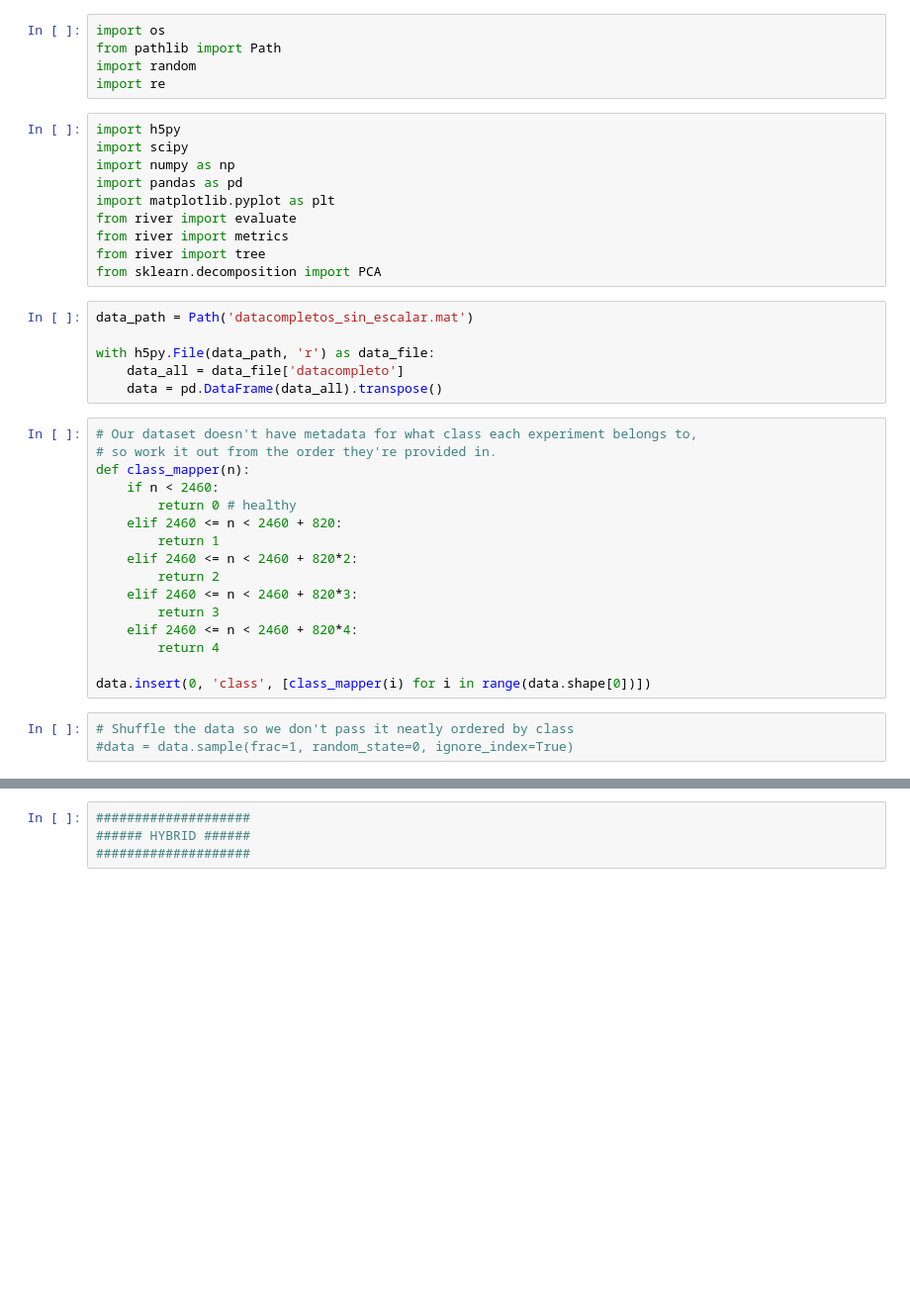
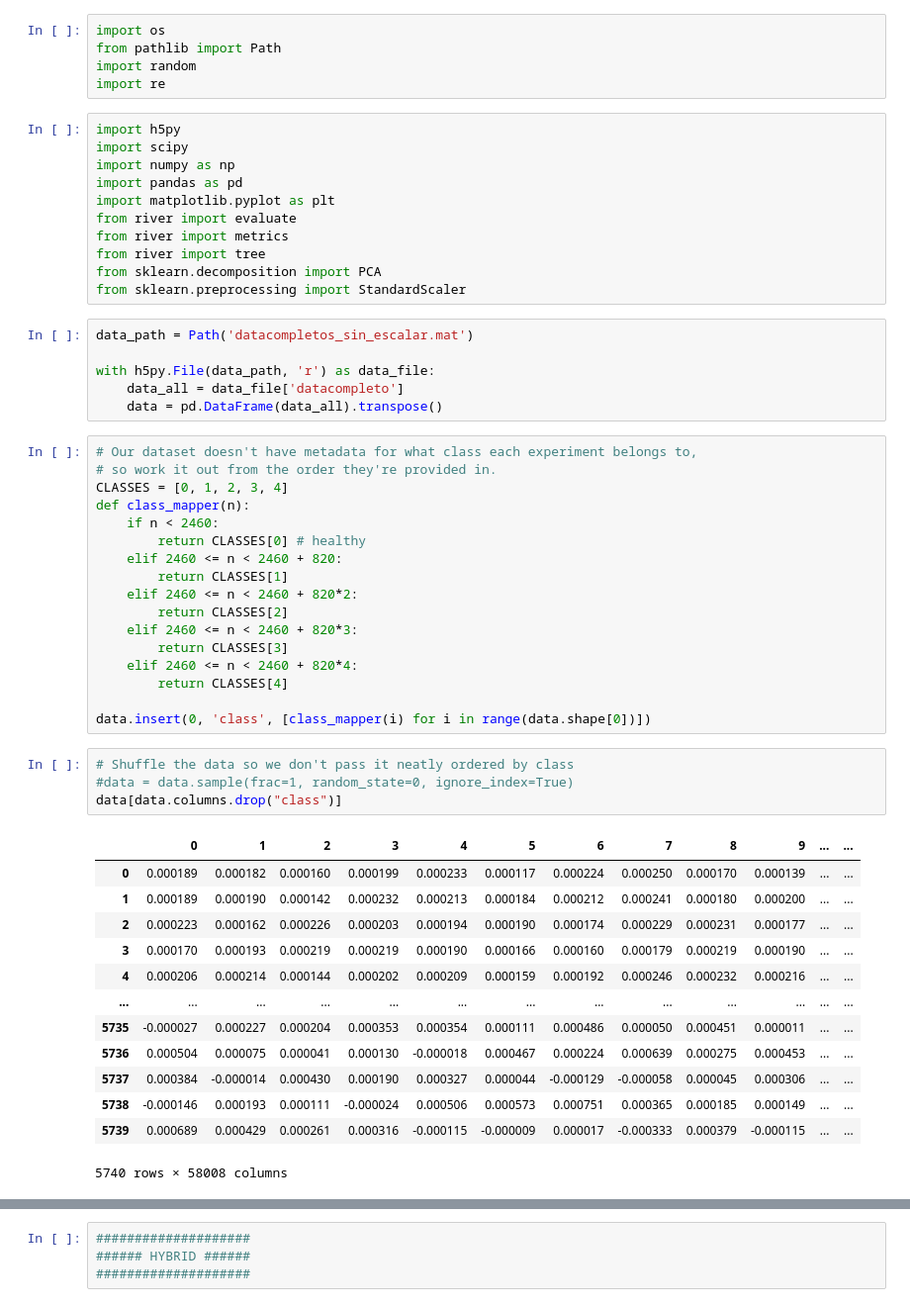
Before and after one commit to compi-migui/tfg-scratchpad, a Jupyter notebook: notebooks/001-data-loading.ipynb, the cells around one changed output, grey strips where cells are left out. Shown at 99% size. Saved outputs shown, nothing was run; the diff lists cells and outputs as text; blank space fills up the shorter version.

```diff
--- a/notebooks/001-data-loading.ipynb
+++ b/notebooks/001-data-loading.ipynb
@@ -13,6 +13,7 @@ from river import evaluate
 from river import metrics
 from river import tree
 from sklearn.decomposition import PCA
+from sklearn.preprocessing import StandardScaler
 # %%
 data_path = Path('datacompletos_sin_escalar.mat')
 
@@ -22,19 +23,35 @@ with h5py.File(data_path, 'r') as data_file:
 # %%
 # Our dataset doesn't have metadata for what class each experiment belongs to,
 # so work it out from the order they're provided in.
+CLASSES = [0, 1, 2, 3, 4]
 def class_mapper(n):
     if n < 2460:
-        return 0 # healthy
+        return CLASSES[0] # healthy
     elif 2460 <= n < 2460 + 820:
-        return 1
+        return CLASSES[1]
     elif 2460 <= n < 2460 + 820*2:
-        return 2
+        return CLASSES[2]
     elif 2460 <= n < 2460 + 820*3:
-        return 3
+        return CLASSES[3]
     elif 2460 <= n < 2460 + 820*4:
-        return 4
+        return CLASSES[4]
 
 data.insert(0, 'class', [class_mapper(i) for i in range(data.shape[0])])
 # %%
 # Shuffle the data so we don't pass it neatly ordered by class
 #data = data.sample(frac=1, random_state=0, ignore_index=True)
+data[data.columns.drop("class")]
+# %% [output]
+|  | 0 | 1 | 2 | 3 | 4 | 5 | 6 | 7 | 8 | 9 | ... | ... |
+| 0 | 0.000189 | 0.000182 | 0.000160 | 0.000199 | 0.000233 | 0.000117 | 0.000224 | 0.000250 | 0.000170 | 0.000139 | ... | ... |
+| 1 | 0.000189 | 0.000190 | 0.000142 | 0.000232 | 0.000213 | 0.000184 | 0.000212 | 0.000241 | 0.000180 | 0.000200 | ... | ... |
+| 2 | 0.000223 | 0.000162 | 0.000226 | 0.000203 | 0.000194 | 0.000190 | 0.000174 | 0.000229 | 0.000231 | 0.000177 | ... | ... |
+| 3 | 0.000170 | 0.000193 | 0.000219 | 0.000219 | 0.000190 | 0.000166 | 0.000160 | 0.000179 | 0.000219 | 0.000190 | ... | ... |
+| 4 | 0.000206 | 0.000214 | 0.000144 | 0.000202 | 0.000209 | 0.000159 | 0.000192 | 0.000246 | 0.000232 | 0.000216 | ... | ... |
+| ... | ... | ... | ... | ... | ... | ... | ... | ... | ... | ... | ... | ... |
+| 5735 | -0.000027 | 0.000227 | 0.000204 | 0.000353 | 0.000354 | 0.000111 | 0.000486 | 0.000050 | 0.000451 | 0.000011 | ... | ... |
+| 5736 | 0.000504 | 0.000075 | 0.000041 | 0.000130 | -0.000018 | 0.000467 | 0.000224 | 0.000639 | 0.000275 | 0.000453 | ... | ... |
+| 5737 | 0.000384 | -0.000014 | 0.000430 | 0.000190 | 0.000327 | 0.000044 | -0.000129 | -0.000058 | 0.000045 | 0.000306 | ... | ... |
+| 5738 | -0.000146 | 0.000193 | 0.000111 | -0.000024 | 0.000506 | 0.000573 | 0.000751 | 0.000365 | 0.000185 | 0.000149 | ... | ... |
+| 5739 | 0.000689 | 0.000429 | 0.000261 | 0.000316 | -0.000115 | -0.000009 | 0.000017 | -0.000333 | 0.000379 | -0.000115 | ... | ... |
+5740 rows × 58008 columns
```
Also changed, not shown: parts of 23 cells of this notebook.
